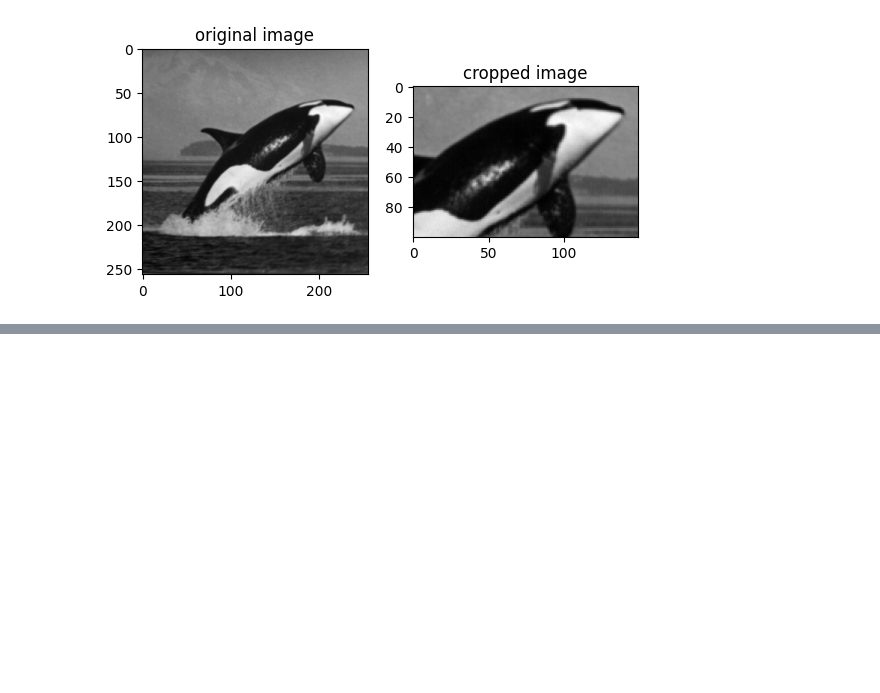
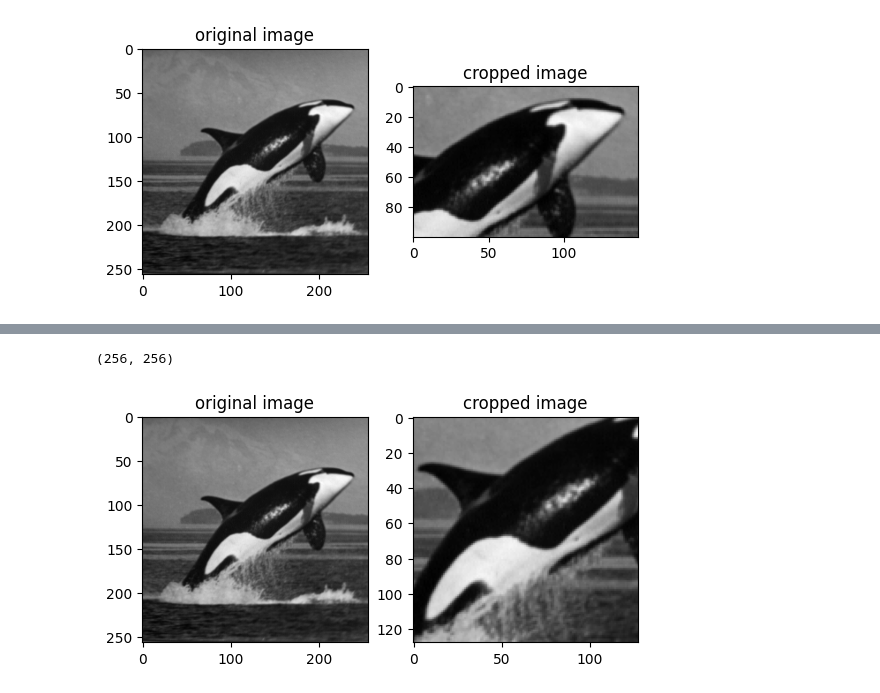
Before and after one commit to Deichmatrix/image-processing-cookbook, a Jupyter notebook: 01_the_basics/01-03_simple_image_manipulation.ipynb, the cells around one changed output, grey strips where cells are left out. Drawn from its saved outputs; the diff is of its cells as text; code cells hidden in the pictures; blank space fills up the shorter version.

```diff
--- a/01_the_basics/01-03_simple_image_manipulation.ipynb
+++ b/01_the_basics/01-03_simple_image_manipulation.ipynb
@@ -19,0 +36,12 @@ ax[1].set_title('cropped image');
+# %%
+im_shape = im.shape
+print(im_shape)
+cropped_im = im[int(im_shape[0]*0.25):int(im_shape[0]*0.75), int(im_shape[1]*0.25):int(im_shape[1]*0.75)]
+fig, ax = plt.subplots(1,2)
+ax[0].imshow(im, cmap = 'gray')
+ax[0].set_title('original image')
+ax[1].imshow(cropped_im, cmap = 'gray')
+ax[1].set_title('cropped image');
+# %% [output]
+(256, 256)
+[figure, added]
```
Also changed, not shown: parts of 16 cells of this notebook, 1 other file.
